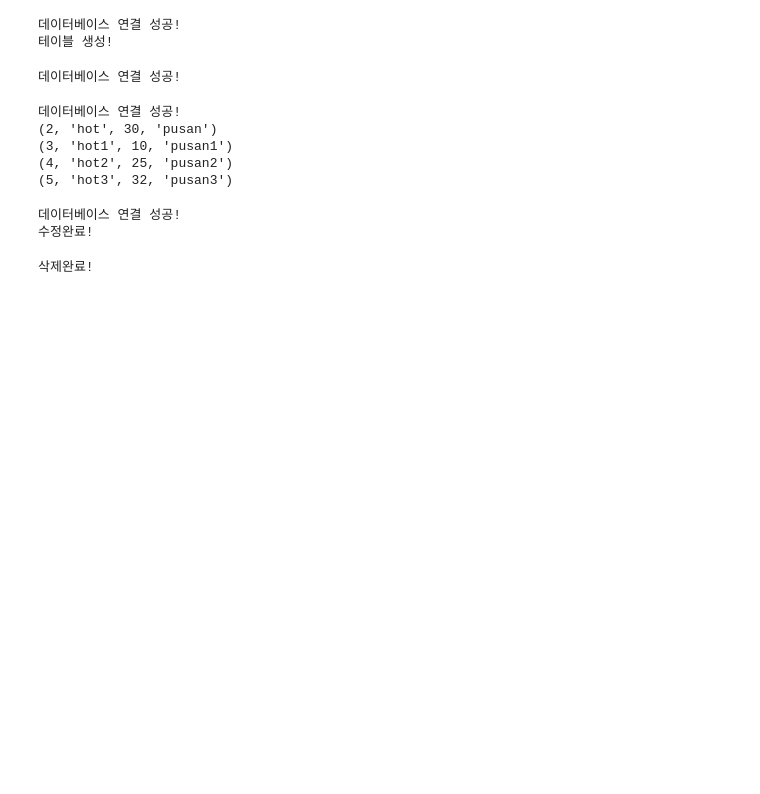
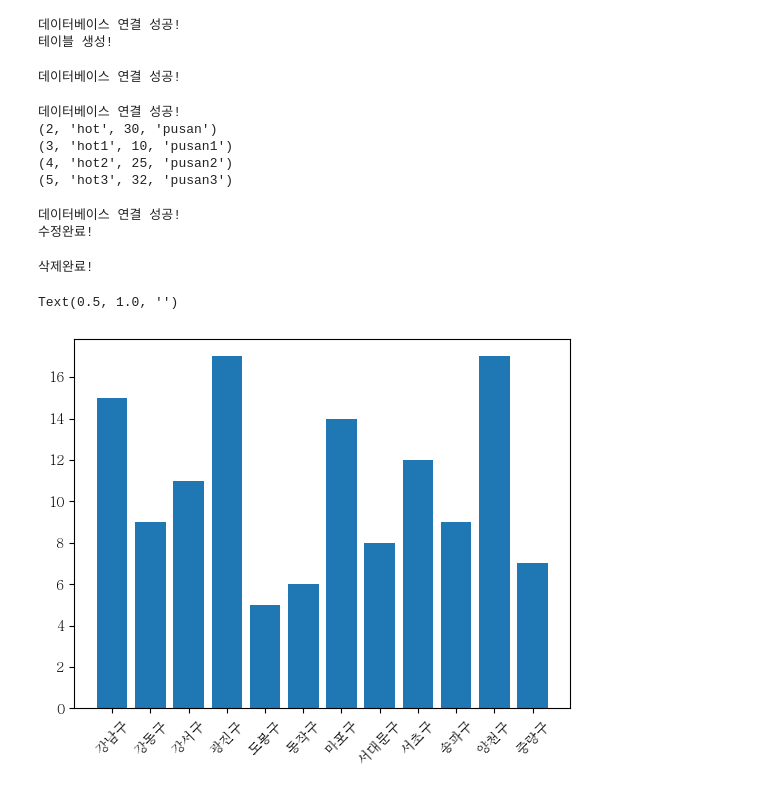
Before and after one commit to juni99/Python-project, a Jupyter notebook: 20260311.ipynb, the cells around one changed output. Saved outputs shown, nothing was run; the diff lists cells and outputs as text; code cells hidden in the pictures; blank space fills up the shorter version.

```diff
--- a/20260311.ipynb
+++ b/20260311.ipynb
@@ -351,3 +401,35 @@ print('삭제완료!')
 conn.close()
 # %% [output]
 삭제완료!
+# %%
+import pandas as pd
+import matplotlib.pyplot as plt
+
+df = pd.read_csv('fulldata_03_13_02_P_영화상영관.csv', encoding='cp949', low_memory=False)
+
+
+data_1 = df[['번호', '영업상태명', '사업장명', '소재지전체주소', '도로명전체주소']]
+
+data_1 = data_1.dropna(subset=['소재지전체주소'])
+
+data_2 = data_1[ data_1['소재지전체주소'].str.contains('서울특별시') ]
+
+data_3 = data_2[ data_2['사업장명'].str.contains('메가박스')]
+
+data_4 = data_3[data_3['영업상태명'] != '폐업']
+
+data_4.loc[:, '시군구'] = data_4['소재지전체주소'].str.split().str[1]
+
+data_5 = data_4.groupby('시군구').size().reset_index(name='사업장수')
+
+
+plt.rcParams['font.family'] = 'Batang'
+plt.bar(
+    data_5['시군구'],
+    data_5['사업장수']
+)
+plt.xticks(rotation=45)
+plt.title('')
+# %% [output]
+Text(0.5, 1.0, '')
+[figure, added]
```
Also changed, not shown: parts of 6 cells of this notebook, 5 other files.
